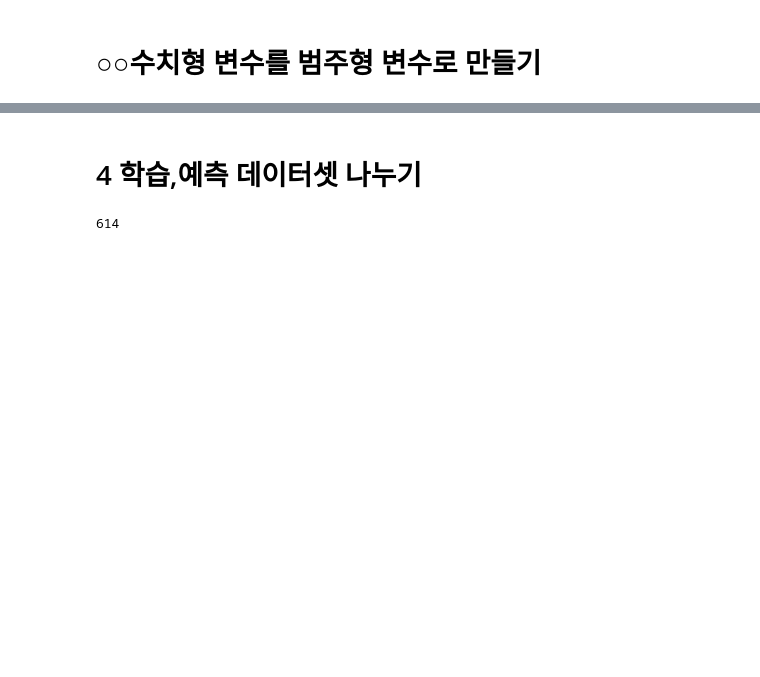
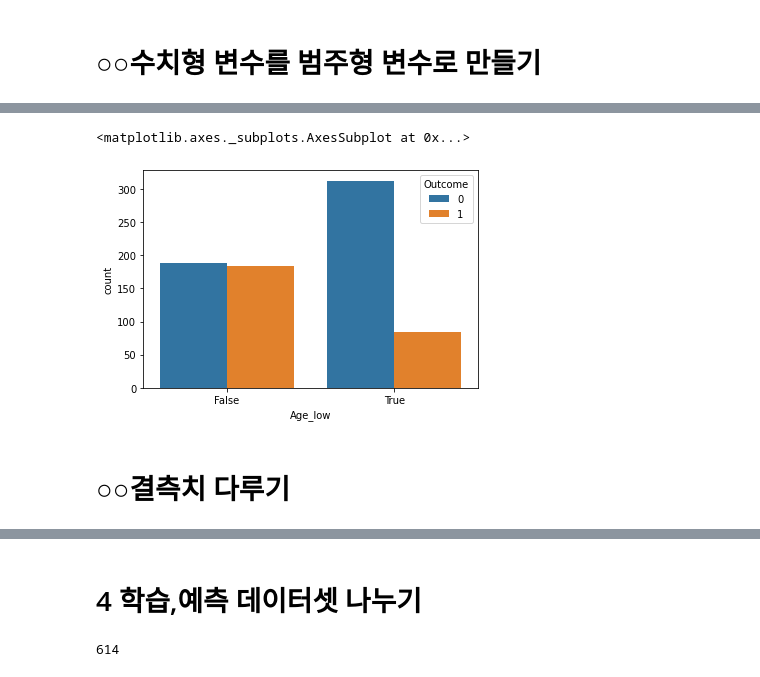
Before and after one commit to jang3463/scikit-learn-practice, a Jupyter notebook: 탐색한 데이터로 모델성능 개선.ipynb, the cells around one changed output, grey strips where cells are left out. Saved outputs shown, nothing was run; the diff lists cells and outputs as text; code cells hidden in the pictures; blank space fills up the shorter version.

```diff
--- a/탐색한 데이터로 모델성능 개선.ipynb
+++ b/탐색한 데이터로 모델성능 개선.ipynb
@@ -50,3 +58,11 @@ df.head()
 # ○○수치형 변수를 범주형 변수로 만들기
 # %%
 df['Pregnancies_high']=df['Pregnancies']>6
+# %%
+#  One-Hot-Encoding
+# 수치 >> 범주 >> 수치
+# 성능이 오히려 떨어질 수도 있다.
+df['Age_low'] = df['Age']<30
+df['Age_middle']=(df['Age']>=30) & (df['Age']<=60)
+df['Age_high'] = df["Age"]>60
+df[['Age','Age_low','Age_middle','Age_high']]
@@ -52,0 +83,7 @@ df['Pregnancies_high']=df['Pregnancies']>6
+# %%
+sns.countplot(data=df,x='Age_low',hue='Outcome')
+# %% [output]
+<matplotlib.axes._subplots.AxesSubplot at 0x...>
+[figure, added]
+# %% [markdown]
+# ○○결측치 다루기
```
Also changed, not shown: parts of 31 cells of this notebook.
